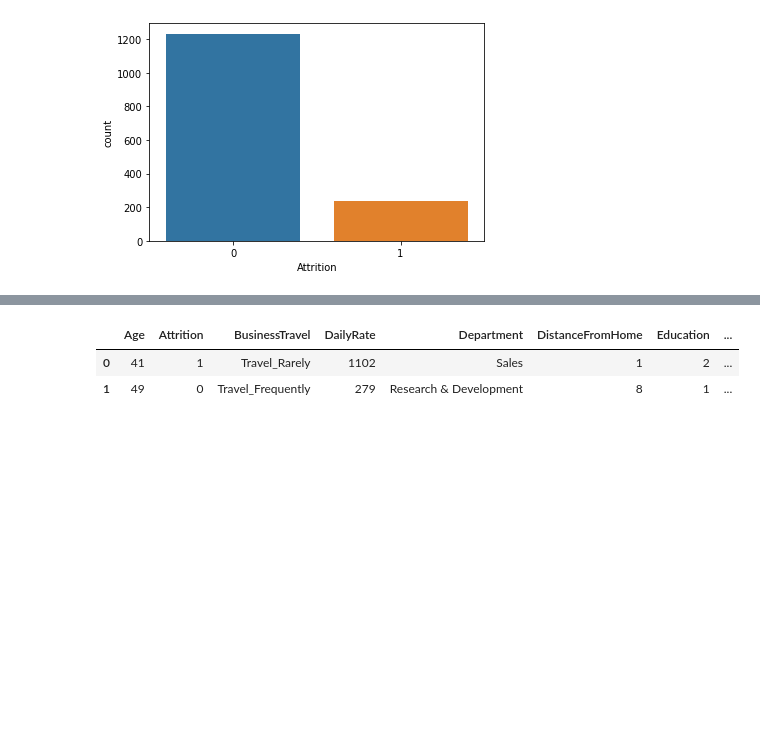
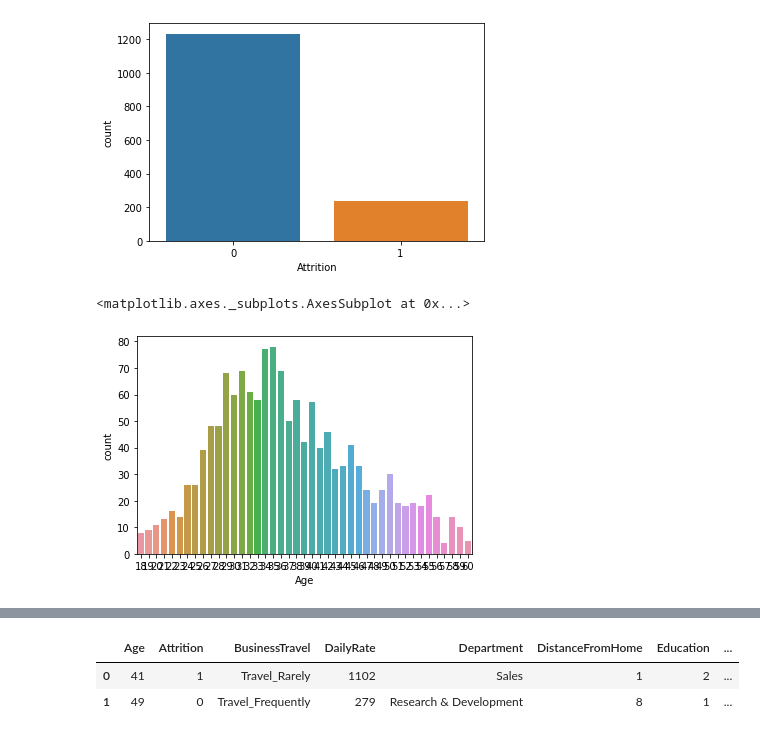
Before and after one commit to FelixEbenezer/ML_DataSicence_IA_Business, a Jupyter notebook: DataScience_for_Business.ipynb, the cells around one changed output, grey strips where cells are left out. Cells and saved outputs as stored; diff of their text form; code cells hidden in the pictures; blank space fills up the shorter version.

```diff
--- a/DataScience_for_Business.ipynb
+++ b/DataScience_for_Business.ipynb
@@ -143,3 +143,8 @@ sns.countplot(employee_df['Attrition'])
 # %% [output]
 <matplotlib.axes._subplots.AxesSubplot at 0x...>
 [figure]
+# %%
+sns.countplot(employee_df['Age'])
+# %% [output]
+<matplotlib.axes._subplots.AxesSubplot at 0x...>
+[figure, added]
```
Also changed, not shown: parts of 107 cells of this notebook.
